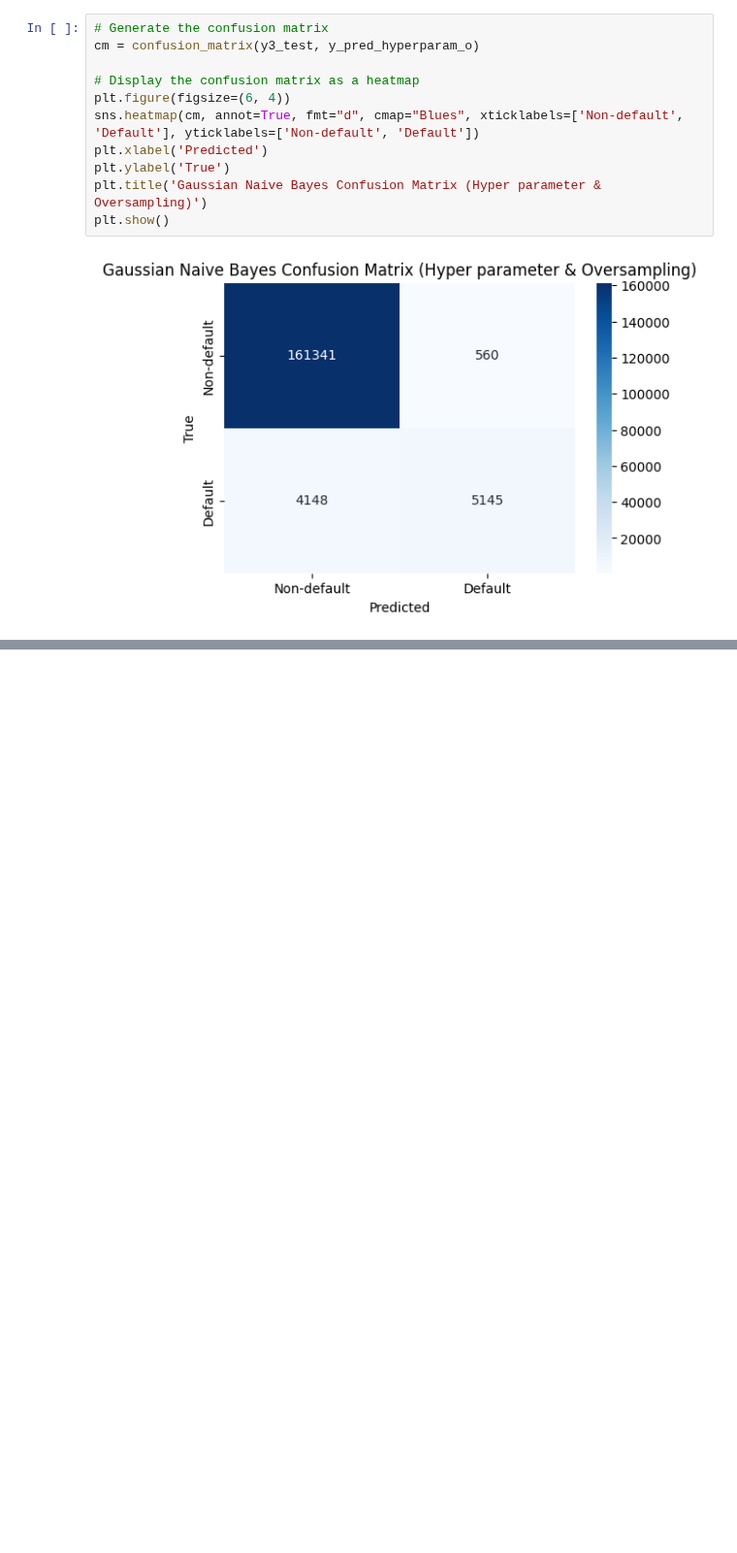
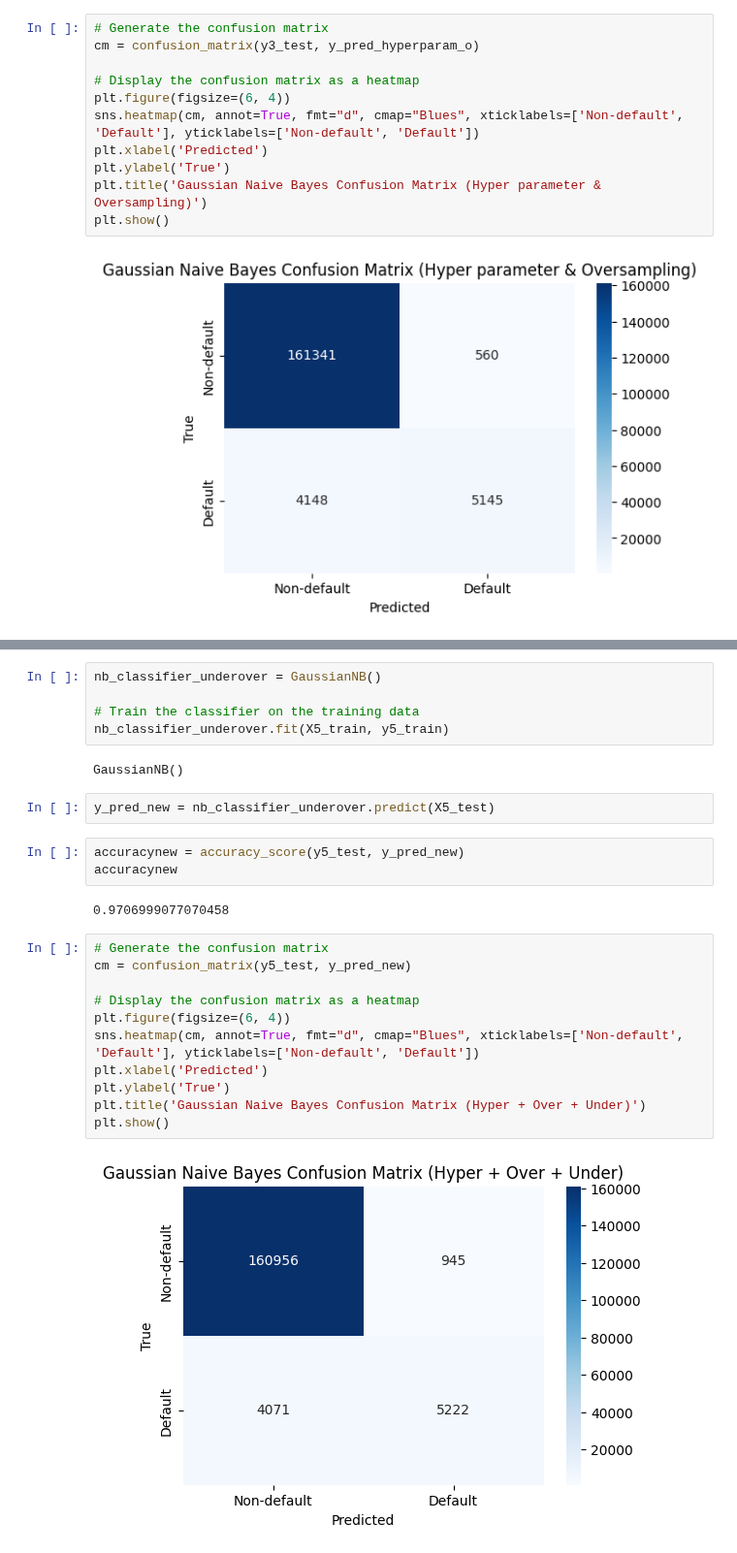
Before and after one commit to Darrel-Koh/Credit_Risk_Analysis, a Jupyter notebook: NewNB.ipynb, the cells around one changed output, grey strips where cells are left out. Shown at 97% size. Cells and saved outputs as stored; diff of their text form; blank space fills up the shorter version.

```diff
--- a/NewNB.ipynb
+++ b/NewNB.ipynb
@@ -636,0 +699,27 @@ plt.show()
+# %%
+nb_classifier_underover = GaussianNB()
+
+# Train the classifier on the training data
+nb_classifier_underover.fit(X5_train, y5_train)
+# %% [output]
+GaussianNB()
+# %%
+y_pred_new = nb_classifier_underover.predict(X5_test)
+# %%
+accuracynew = accuracy_score(y5_test, y_pred_new)
+accuracynew
+# %% [output]
+0.9706999077070458
+# %%
+# Generate the confusion matrix
+cm = confusion_matrix(y5_test, y_pred_new)
+
+# Display the confusion matrix as a heatmap
+plt.figure(figsize=(6, 4))
+sns.heatmap(cm, annot=True, fmt="d", cmap="Blues", xticklabels=['Non-default', 'Default'], yticklabels=['Non-default', 'Default'])
+plt.xlabel('Predicted')
+plt.ylabel('True')
+plt.title('Gaussian Naive Bayes Confusion Matrix (Hyper + Over + Under)')
+plt.show()
+# %% [output]
+[figure, added]
```
Also changed, not shown: parts of 5 cells of this notebook.
